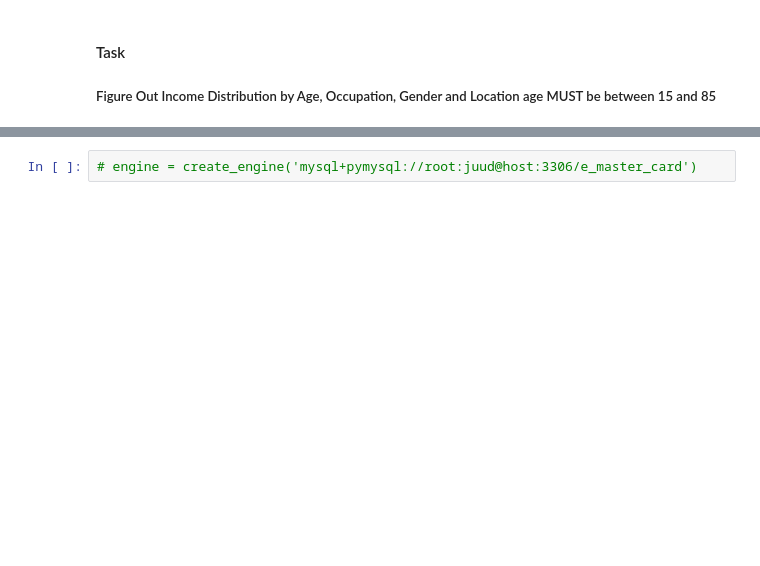
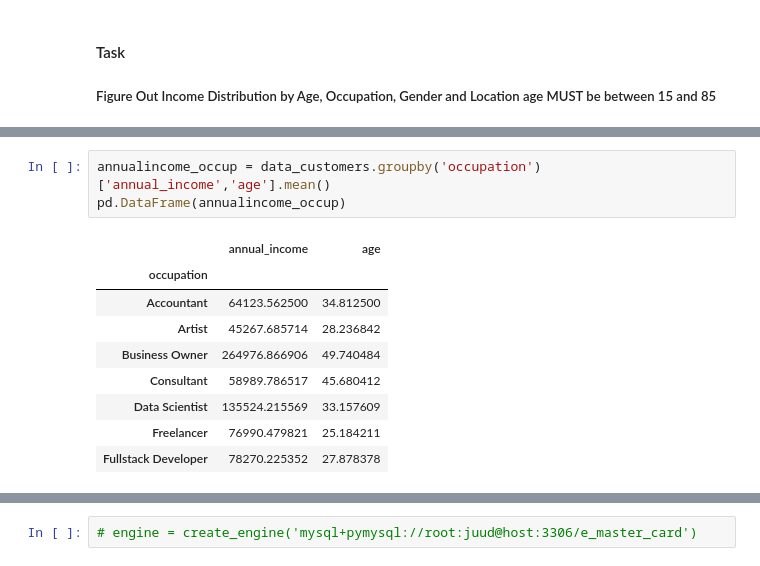
Before and after one commit to jdhova/DummyBank, a Jupyter notebook: DummyBank.ipynb, the cells around one changed output, grey strips where cells are left out. Saved outputs shown, nothing was run; the diff lists cells and outputs as text; blank space fills up the shorter version.

```diff
--- a/DummyBank.ipynb
+++ b/DummyBank.ipynb
@@ -320,0 +393,13 @@ data_customers2.annual_income.min(),data_customers2.annual_income.max()
+# %%
+annualincome_occup = data_customers.groupby('occupation')['annual_income','age'].mean()
+pd.DataFrame(annualincome_occup)
+# %% [output]
+|  | annual_income | age |
+| occupation |  |  |
+| Accountant | 64123.562500 | 34.812500 |
+| Artist | 45267.685714 | 28.236842 |
+| Business Owner | 264976.866906 | 49.740484 |
+| Consultant | 58989.786517 | 45.680412 |
+| Data Scientist | 135524.215569 | 33.157609 |
+| Freelancer | 76990.479821 | 25.184211 |
+| Fullstack Developer | 78270.225352 | 27.878378 |
```
Also changed, not shown: parts of 14 cells of this notebook, 2 other files.
